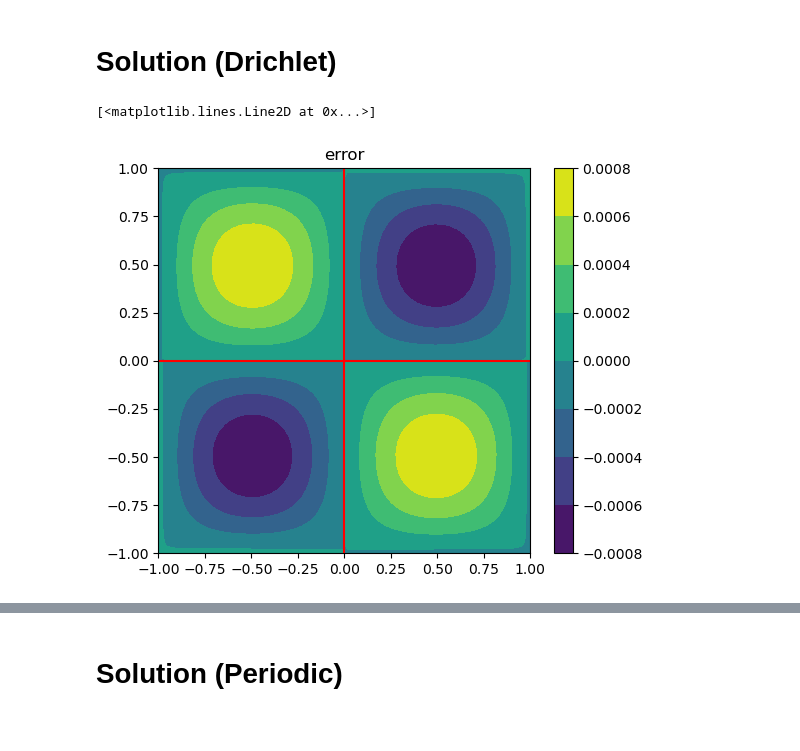
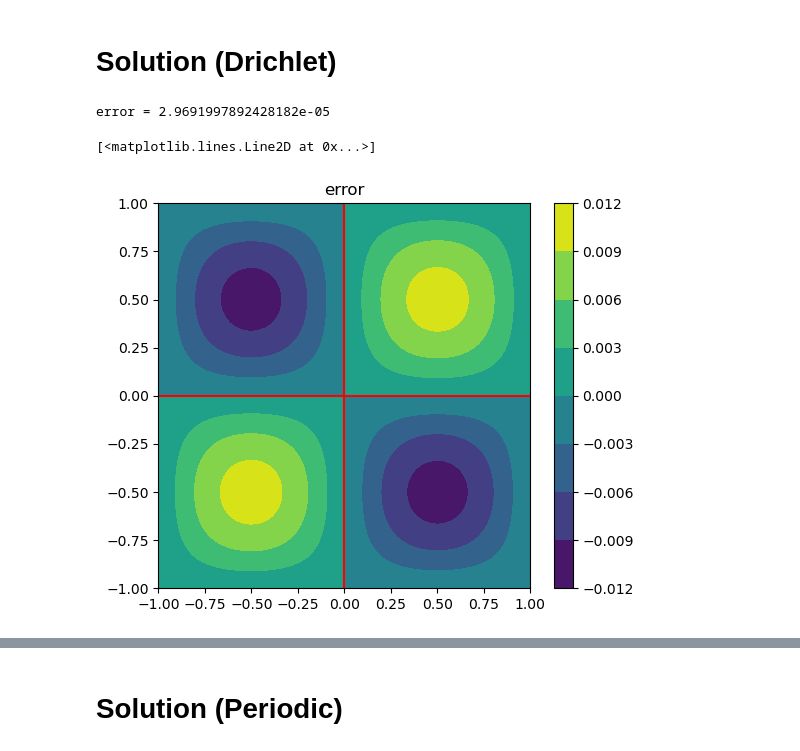
Before and after one commit to dontempty/PaScaL_TDMA_lab, a Jupyter notebook: examples_lab/lab.ipynb, the cells around one changed output, grey strips where cells are left out. Drawn from its saved outputs; the diff is of its cells as text; code cells hidden in the pictures.

```diff
--- a/examples_lab/lab.ipynb
+++ b/examples_lab/lab.ipynb
@@ -275,8 +275,8 @@ xN = 1
 y0 = -1
 yN = 1
 
-nx =64
-ny = 64
+nx = 1024
+ny = 1024
 
 nx1 = nx+2
 ny1 = ny+2
@@ -309,37 +309,38 @@ for j in range(ny+2):
         y[j] = y0 + dy/2 + dy*(j-1)
 # %%
 solution = np.zeros((ny+2, nx+2))
-
 for j in range(npy):
     for i in range(npx):
         temp = np.array(pd.read_csv(f"{folder_name}/{file_name}_{j}{i}.csv", header=None))
 
         j_idx_sta = int(j*mx) + 1
         j_idx_end = int((j+1)*mx) + 1
         i_idx_sta = int(i*mx) + 1
         i_idx_end = int((i+1)*mx) + 1
 
         solution[j_idx_sta:j_idx_end, i_idx_sta:i_idx_end] = temp[1:-1, 1:-1]
 
 exact_solution = np.zeros((ny+2, nx+2))
-
 for j in range(0, ny+2):
     for i in range(0, nx+2):
-        # exact_solution[j, i] = (1 - x[i]**2)*(1 - y[j]**2)
-        exact_solution[j, i] = np.sin(np.pi*x[i])*np.sin(np.pi*y[j])
+        #exact_solution[j, i] = (1 - x[i]**2)*(1 - y[j]**2)
+        exact_solution[j, i] = -1/(2*np.pi**2) * np.sin(np.pi*x[i])*np.sin(np.pi*y[j])
+        #exact_solution[j, i] = -np.sin(np.pi*x[i])*np.sin(np.pi*y[j])
 
-error = solution + exact_solution
+error = solution - exact_solution
+print("error =", np.sqrt(np.sum(error**2))/(nx1*ny1))
 
 X, Y = np.meshgrid(x, y)
 
 plt.figure(figsize=(6, 5))
-plt.contourf(X, Y, error)
+plt.contourf(X, Y, solution)
 plt.colorbar()
 plt.title("error")
 
 #plt.plot([0, 0], [-1, 1], color = "red")
 plt.plot([0, 0], [-1, 1], color = "red")
 plt.plot([-1, 1], [0, 0], color = "red")
 # %% [output]
-[<matplotlib.lines.Line2D at 0x...>]
+error = 2.9691997892428182e-05
+[<matplotlib.lines.Line2D at 0x...>]
-[figure, old version]
+[figure, new version]
```
Also changed, not shown: parts of 14 cells of this notebook, 20 other files.
